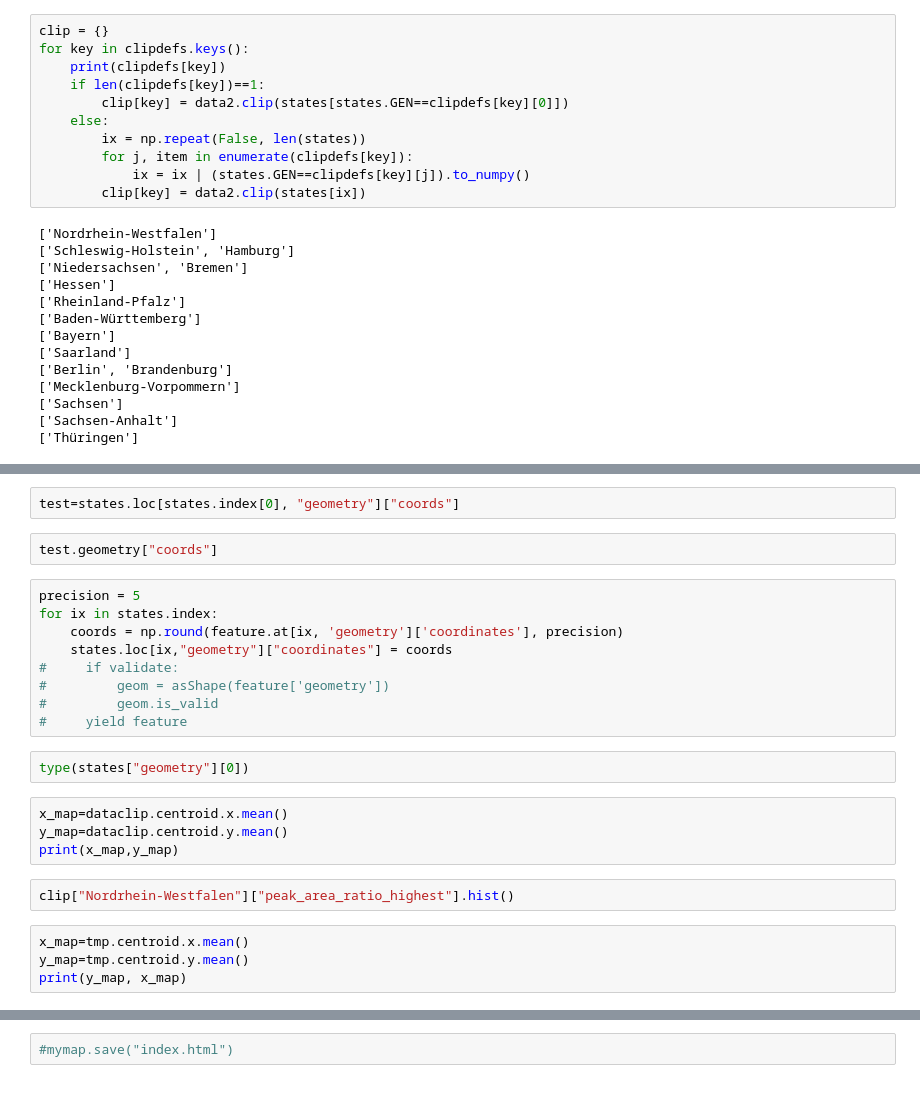
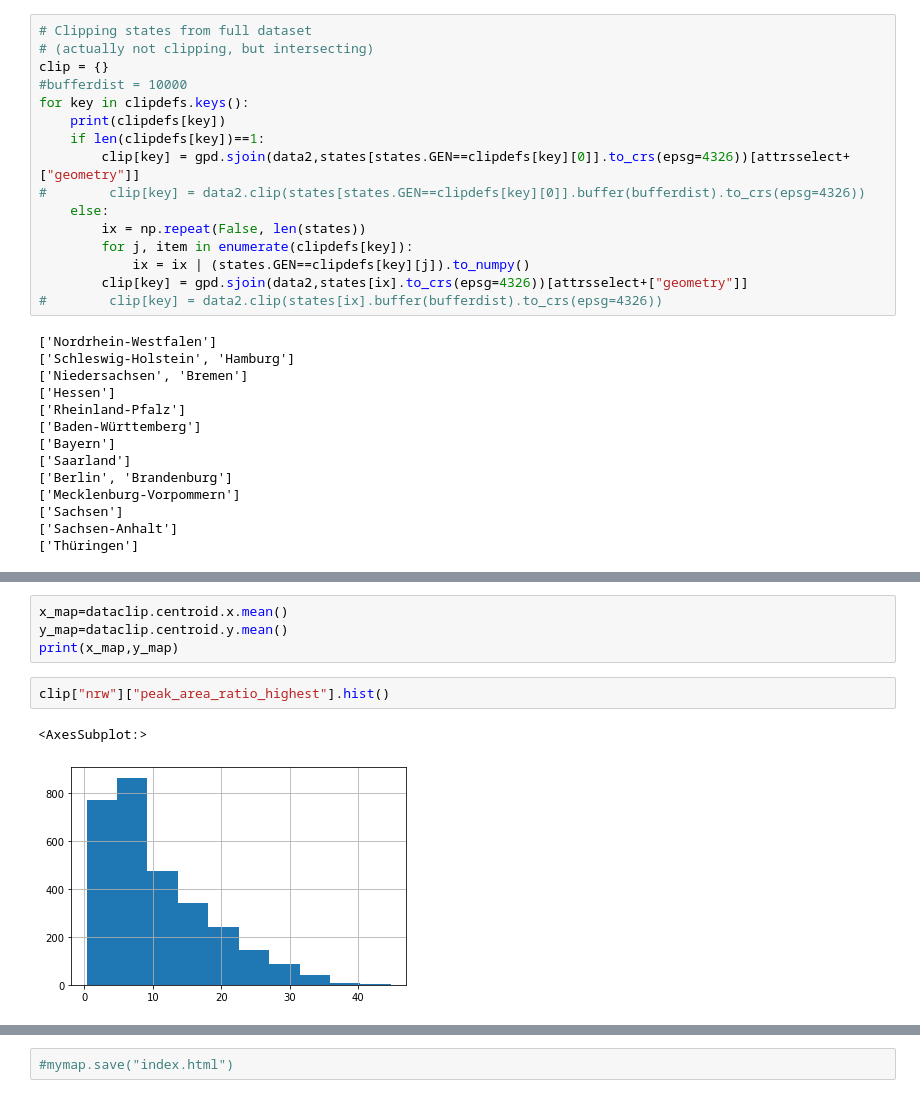
Before and after one commit to heistermann/counterfactual, a Jupyter notebook: index.ipynb, the cells around one changed output, grey strips where cells are left out. Drawn from its saved outputs; the diff is of its cells as text.

```diff
--- a/index.ipynb
+++ b/index.ipynb
@@ -45,14 +86,19 @@ clipdefs = {"nrw": ["Nordrhein-Westfalen"],
 # %%
+# Clipping states from full dataset
+# (actually not clipping, but intersecting)
 clip = {}
+#bufferdist = 10000
 for key in clipdefs.keys():
     print(clipdefs[key])
     if len(clipdefs[key])==1:
-        clip[key] = data2.clip(states[states.GEN==clipdefs[key][0]])
+        clip[key] = gpd.sjoin(data2,states[states.GEN==clipdefs[key][0]].to_crs(epsg=4326))[attrsselect+["geometry"]]
+#        clip[key] = data2.clip(states[states.GEN==clipdefs[key][0]].buffer(bufferdist).to_crs(epsg=4326))
     else:
         ix = np.repeat(False, len(states))
         for j, item in enumerate(clipdefs[key]):
             ix = ix | (states.GEN==clipdefs[key][j]).to_numpy()
-        clip[key] = data2.clip(states[ix])
+        clip[key] = gpd.sjoin(data2,states[ix].to_crs(epsg=4326))[attrsselect+["geometry"]]
+#        clip[key] = data2.clip(states[ix].buffer(bufferdist).to_crs(epsg=4326))
 # %% [output]
 ['Nordrhein-Westfalen']
 ['Schleswig-Holstein', 'Hamburg']
@@ -126,26 +157,10 @@ tmp
-# %%
-test=states.loc[states.index[0], "geometry"]["coords"]
-# %%
-test.geometry["coords"]
-# %%
-precision = 5
-for ix in states.index:
-    coords = np.round(feature.at[ix, 'geometry']['coordinates'], precision)
-    states.loc[ix,"geometry"]["coordinates"] = coords
-#     if validate:
-#         geom = asShape(feature['geometry'])
-#         geom.is_valid
-#     yield feature
-# %%
-type(states["geometry"][0])
 # %%
 x_map=dataclip.centroid.x.mean()
 y_map=dataclip.centroid.y.mean()
 print(x_map,y_map)
 # %%
-clip["Nordrhein-Westfalen"]["peak_area_ratio_highest"].hist()
+clip["nrw"]["peak_area_ratio_highest"].hist()
+# %% [output]
+<AxesSubplot:>
+[figure, added]
-# %%
-x_map=tmp.centroid.x.mean()
-y_map=tmp.centroid.y.mean()
-print(y_map, x_map)
 # %%
```
Also changed, not shown: parts of 16 cells of this notebook, 16 other files.
